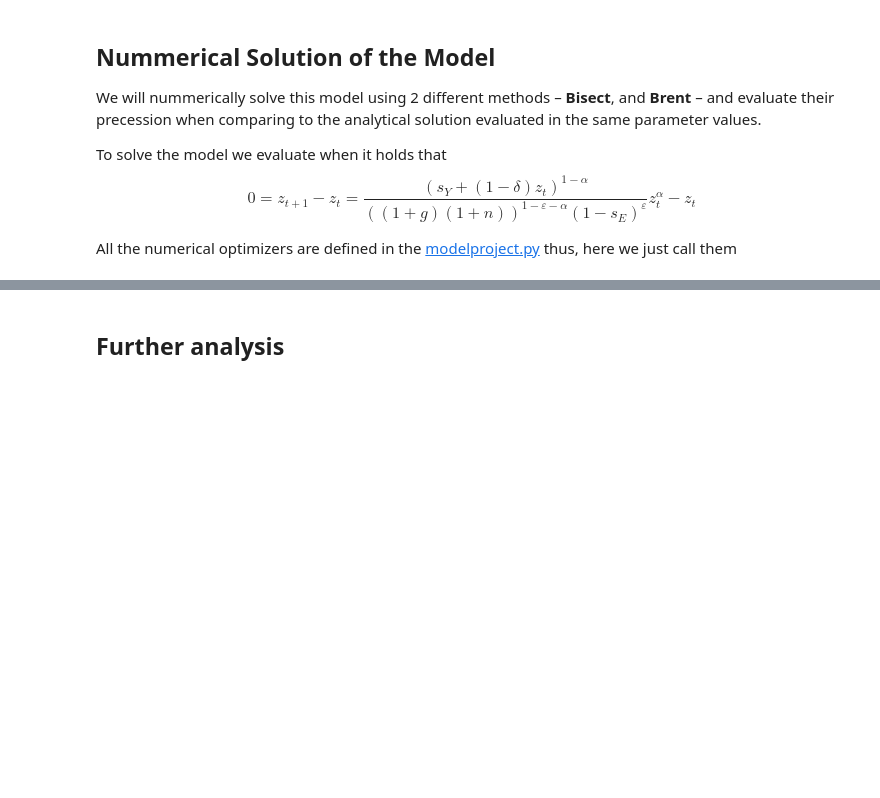
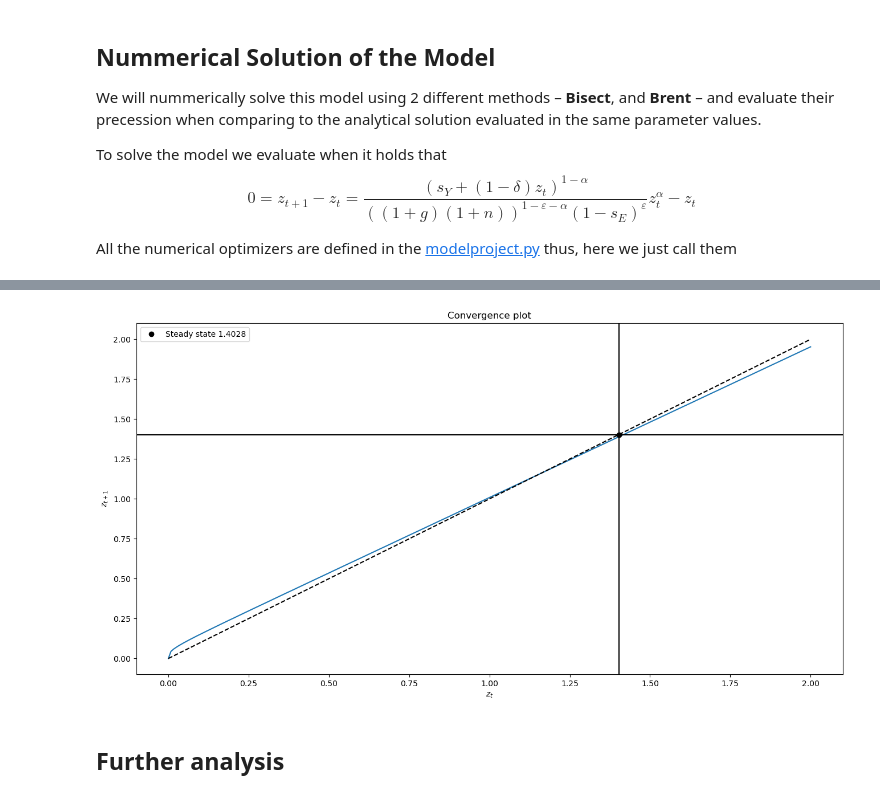
Before and after one commit to NumEconCopenhagen/projects-2023-valros, a Jupyter notebook: modelproject/modelproject.ipynb, the cells around one changed output, grey strips where cells are left out. Saved outputs shown, nothing was run; the diff lists cells and outputs as text; code cells hidden in the pictures; blank space fills up the shorter version.

```diff
--- a/modelproject/modelproject.ipynb
+++ b/modelproject/modelproject.ipynb
@@ -158,3 +177,7 @@ model.convergence_plot()
+# %%
+model.convergence_plot(ext=True)
+# %% [output]
+[figure, added]
 # %% [markdown]
 ## Further analysis
 # %%
```
Also changed, not shown: parts of 7 cells of this notebook, 1 other file.
